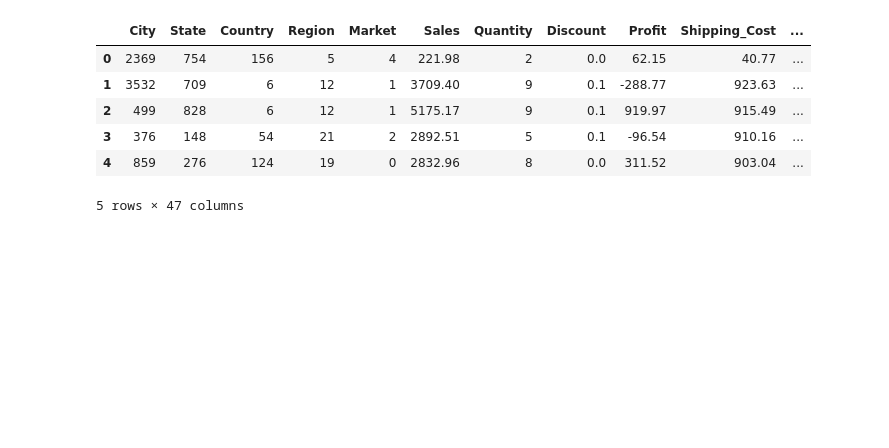
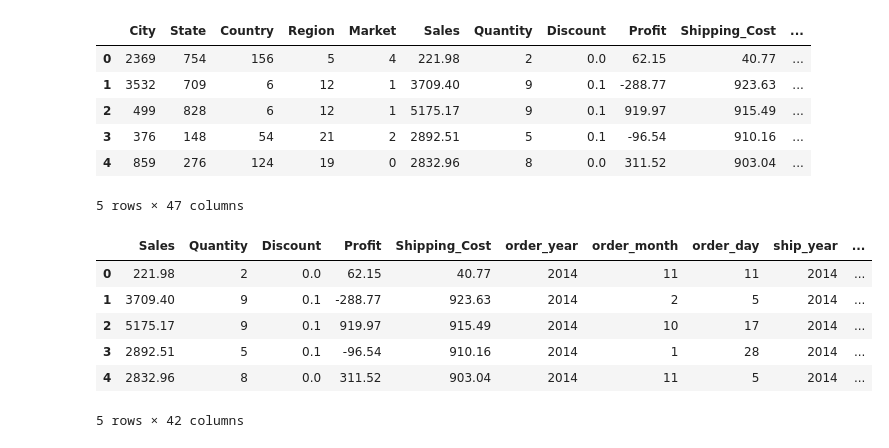
Before and after one commit to rachael-meinders/superstore, a Jupyter notebook: superstore analysis folder/superstore_machine learning.ipynb, the cells around one changed output. Cells and saved outputs as stored; diff of their text form; code cells hidden in the pictures; blank space fills up the shorter version.

```diff
--- a/superstore analysis folder/superstore_machine learning.ipynb
+++ b/superstore analysis folder/superstore_machine learning.ipynb
@@ -18,3 +20,14 @@ df.head()
 | 3 | 376 | 148 | 54 | 21 | 2 | 2892.51 | 5 | 0.1 | -96.54 | 910.16 | ... |
 | 4 | 859 | 276 | 124 | 19 | 0 | 2832.96 | 8 | 0.0 | 311.52 | 903.04 | ... |
 5 rows × 47 columns
+# %%
+df = df.drop(['City', 'State', 'Country', 'Region','Market'], 1)
+df.head()
+# %% [output]
+|  | Sales | Quantity | Discount | Profit | Shipping_Cost | order_year | order_month | order_day | ship_year | ... |
+| 0 | 221.98 | 2 | 0.0 | 62.15 | 40.77 | 2014 | 11 | 11 | 2014 | ... |
+| 1 | 3709.40 | 9 | 0.1 | -288.77 | 923.63 | 2014 | 2 | 5 | 2014 | ... |
+| 2 | 5175.17 | 9 | 0.1 | 919.97 | 915.49 | 2014 | 10 | 17 | 2014 | ... |
+| 3 | 2892.51 | 5 | 0.1 | -96.54 | 910.16 | 2014 | 1 | 28 | 2014 | ... |
+| 4 | 2832.96 | 8 | 0.0 | 311.52 | 903.04 | 2014 | 11 | 5 | 2014 | ... |
+5 rows × 42 columns
```
Also changed, not shown: parts of 9 cells of this notebook.
